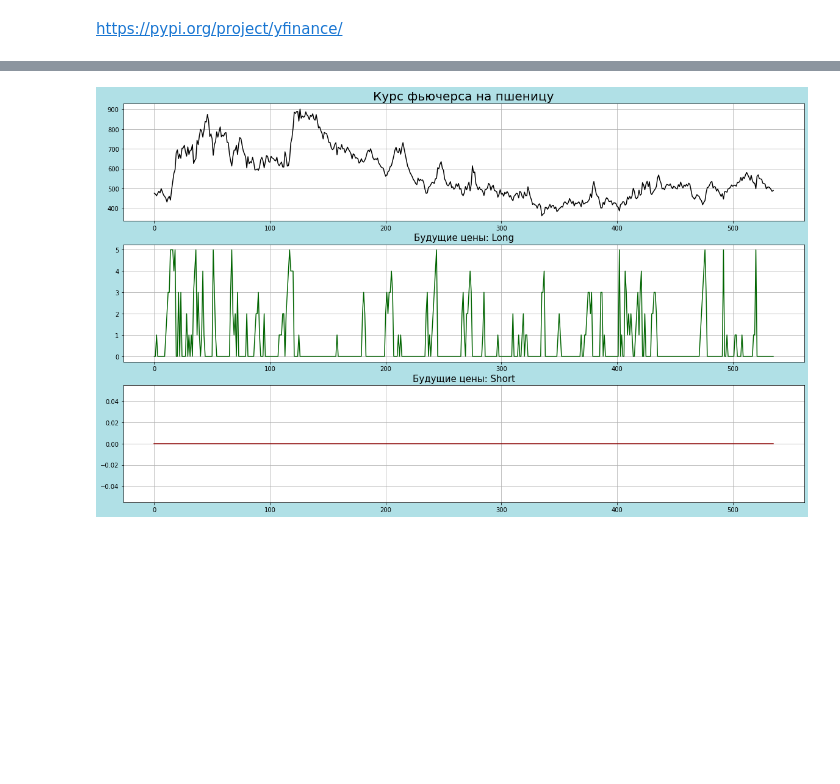
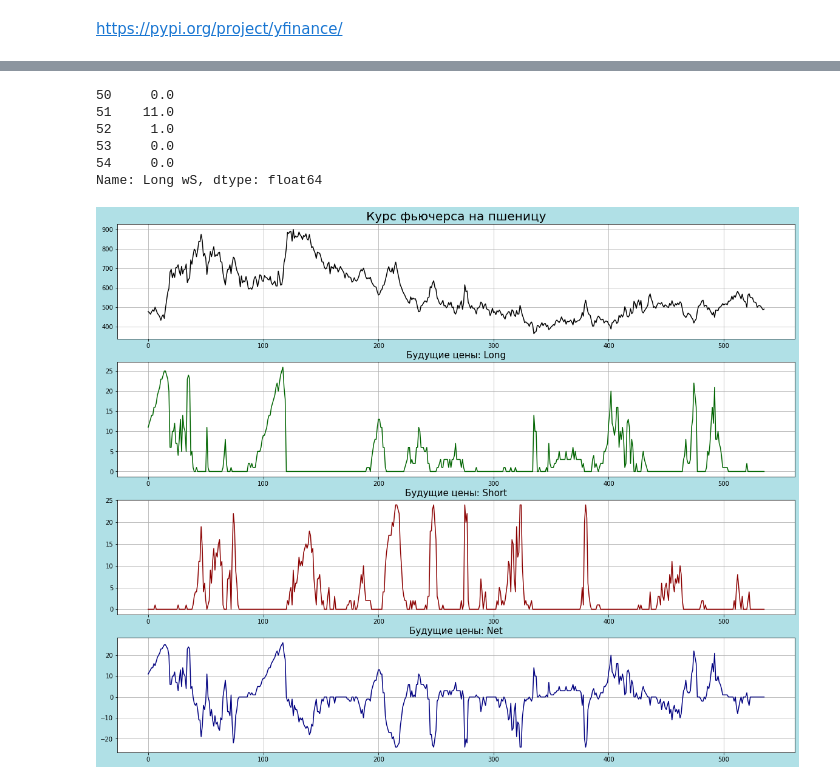
Before and after one commit to ForestTiger-GH/COTRA, a Jupyter notebook: Скачивание_котировок.ipynb, the cells around one changed output, grey strips where cells are left out. Saved outputs shown, nothing was run; the diff lists cells and outputs as text; code cells hidden in the pictures; blank space fills up the shorter version.

```diff
--- a/Скачивание_котировок.ipynb
+++ b/Скачивание_котировок.ipynb
@@ -71 +84,9 @@ Wheat_SRW.drop('Stock Splits', axis=1, inplace=True)
+# %%
+# matrix short
+
+for i in range(number_future_weeks):
+    Wheat_SRW[str(column_bisweek_prefix + '%03d' % (i+1))] = ((Wheat_SRW['Close'].shift(-i-1)) / Wheat_SRW['Close'] - 1)
+
+    Wheat_SRW.loc[Wheat_SRW[str(column_bisweek_prefix + '%03d' % (i+1))]*(-1) <= target_price_count, str(column_bisweek_prefix + '%03d' % (i+1))] = 0
+    Wheat_SRW.loc[Wheat_SRW[str(column_bisweek_prefix + '%03d' % (i+1))]*(-1) > target_price_count, str(column_bisweek_prefix + '%03d' % (i+1))] = 1
 # %%
@@ -90,5 +108,5 @@ for i in range(number_future_weeks):
 # %%
-matrix_long = Wheat_SRW.iloc[:, 7:].sort_index(axis=1).iloc[:, : number_future_weeks]
-matrix_neutral = Wheat_SRW.iloc[:, 7:].sort_index(axis=1).iloc[:, number_future_weeks : number_future_weeks*2]
-matrix_short = Wheat_SRW.iloc[:, 7:].sort_index(axis=1).iloc[:, number_future_weeks*2 : number_future_weeks*3]
-matrix_real = Wheat_SRW.iloc[:, 7:].sort_index(axis=1).iloc[:, number_future_weeks*3 : number_future_weeks*4]
+matrix_long = Wheat_SRW.iloc[:, 6:].sort_index(axis=1).iloc[:, : number_future_weeks]
+# matrix_neutral = Wheat_SRW.iloc[:, 7:].sort_index(axis=1).iloc[:, number_future_weeks : number_future_weeks*2]
+matrix_short = Wheat_SRW.iloc[:, 6:].sort_index(axis=1).iloc[:, number_future_weeks : number_future_weeks*2]
+matrix_real = Wheat_SRW.iloc[:, 6:].sort_index(axis=1).iloc[:, number_future_weeks*2 : number_future_weeks*3]
@@ -122,27 +113,50 @@ aaa[0:15]
 # %%
 Wheat_SRW['Long'] = matrix_long.sum(axis=1)
 Wheat_SRW['Short'] = matrix_short.sum(axis=1)
-Wheat_SRW['Neutral'] = matrix_neutral.sum(axis=1)
+# Wheat_SRW['Neutral'] = matrix_neutral.sum(axis=1)
 Wheat_SRW['Net'] = Wheat_SRW['Long'] - Wheat_SRW['Short']
+# %%
+Wheat_SRW['Long wS'] = Wheat_SRW['Long']
+Wheat_SRW['Short wS'] = Wheat_SRW['Short']
+# Wheat_SRW['Net wS'] = Wheat_SRW['Net']
+
+Wheat_SRW.loc[Wheat_SRW['Long wS'] < skip_count_less, Wheat_SRW['Long wS']] = 0
+Wheat_SRW.loc[Wheat_SRW['Short wS'] < skip_count_less, Wheat_SRW['Short wS']] = 0
+
+Wheat_SRW['Net wS'] = Wheat_SRW['Long wS'] - Wheat_SRW['Short wS']
+Wheat_SRW.loc[Wheat_SRW['Net wS'] < skip_count_less, Wheat_SRW['Net wS']] = 0
+# %%
+Wheat_SRW['Long wS'][50:55]
+# %% [output]
+50     0.0
+51    11.0
+52     1.0
+53     0.0
+54     0.0
+Name: Long wS, dtype: float64
 # %%
 fig = plt.figure()
-ax_1 = fig.add_subplot(3, 1, 1)
+ax_1 = fig.add_subplot(4, 1, 1)
 ax_1.grid()
-ax_2 = fig.add_subplot(3, 1, 2)
+ax_2 = fig.add_subplot(4, 1, 2)
 ax_2.grid()
-ax_3 = fig.add_subplot(3, 1, 3)
+ax_3 = fig.add_subplot(4, 1, 3)
 ax_3.grid()
+ax_4 = fig.add_subplot(4, 1, 4)
+ax_4.grid()
 fig.set(facecolor = 'powderblue')
 
 ax_1.set_title('Курс фьючерса на пшеницу', fontsize = 20)
 ax_1.plot(Wheat_SRW['Close'], color='black')
 ax_2.set_title('Будущие цены: Long', fontsize = 15)
 ax_2.plot(Wheat_SRW['Long'], color='darkgreen')
 ax_3.set_title('Будущие цены: Short', fontsize = 15)
 ax_3.plot(Wheat_SRW['Short'], color='darkred')
+ax_4.set_title('Будущие цены: Net', fontsize = 15)
+ax_4.plot(Wheat_SRW['Net'], color='navy')
 
 fig.set_figwidth(20)
-fig.set_figheight(12)
+fig.set_figheight(16)
 fig.show()
 # %% [output]
-[figure, old version]
+[figure, new version]
```
Also changed, not shown: parts of 9 cells of this notebook.
